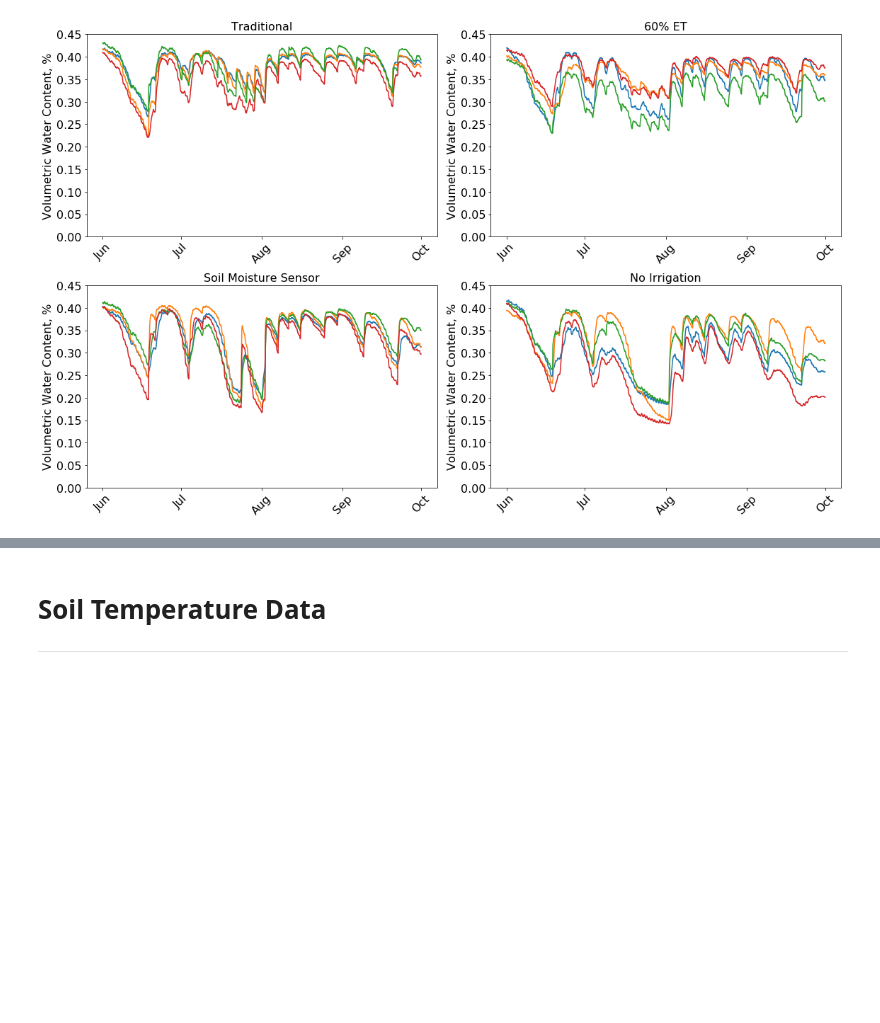
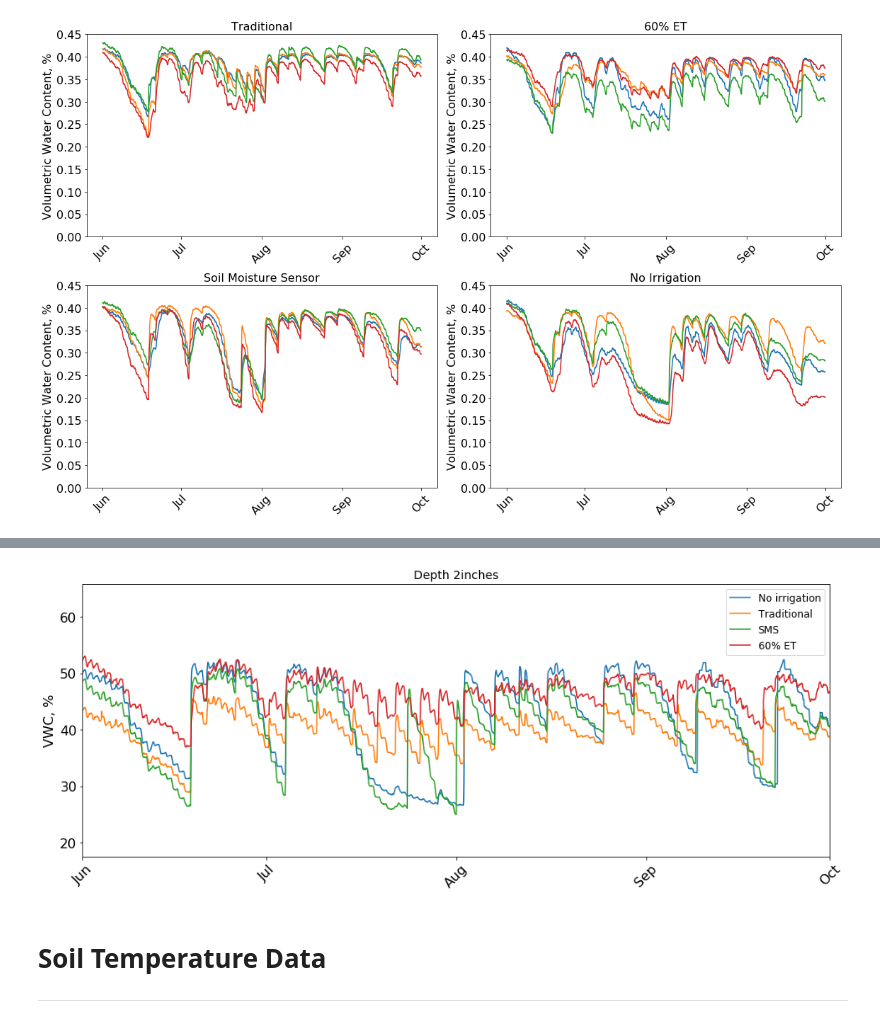
Before and after one commit to wes-dyer/usga_toro_data, a Jupyter notebook: sms.ipynb, the cells around one changed output, grey strips where cells are left out. Cells and saved outputs as stored; diff of their text form; code cells hidden in the pictures; blank space fills up the shorter version.

```diff
--- a/sms.ipynb
+++ b/sms.ipynb
@@ -182,3 +237,24 @@ toro_sms.head()
+# %%
+plt.figure(figsize=(16,6))
+
+plt.subplot()
+plt.title('Depth 2inches', fontsize = 14)
+plt.plot(toro_a_0["TIMESTAMP"], toro_a_0["VWC"], label = 'No irrigation')
+plt.plot(toro_c_0["TIMESTAMP"], toro_c_0["VWC"], label = 'Traditional')
+plt.plot(toro_e_0["TIMESTAMP"], toro_e_0["VWC"], label = 'SMS')
+plt.plot(toro_g_0["TIMESTAMP"], toro_g_0["VWC"], label = '60% ET')
+
+plt.ylabel('VWC, %', size=16)
+plt.xticks(rotation = 45, fontsize=16)
+plt.yticks(fontsize=16)
+plt.legend(fontsize = 12)
+plt.xlim(pd.Timestamp('06-01-2019'), pd.Timestamp('10-01-2019'))
+# Make ticks on occurrences of each month:
+plt.subplot().xaxis.set_major_locator(mdates.MonthLocator())
+# Get only the month to show in the x-axis:
+plt.subplot().xaxis.set_major_formatter(mdates.DateFormatter('%b'))
+# %% [output]
+[figure, added]
 # %% [markdown]
 # **Soil Temperature Data**
 ___
```
Also changed, not shown: parts of 15 cells of this notebook.
